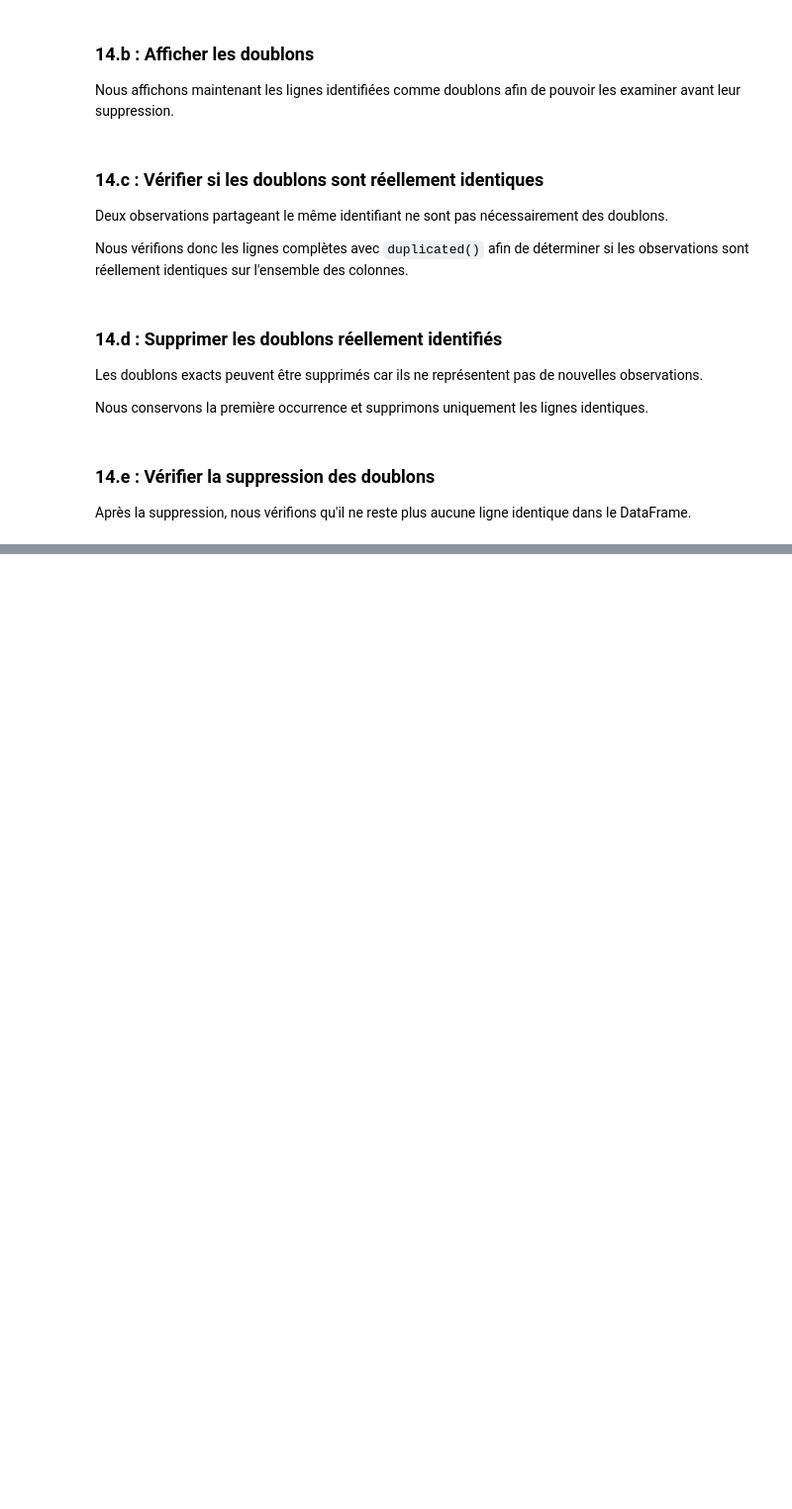
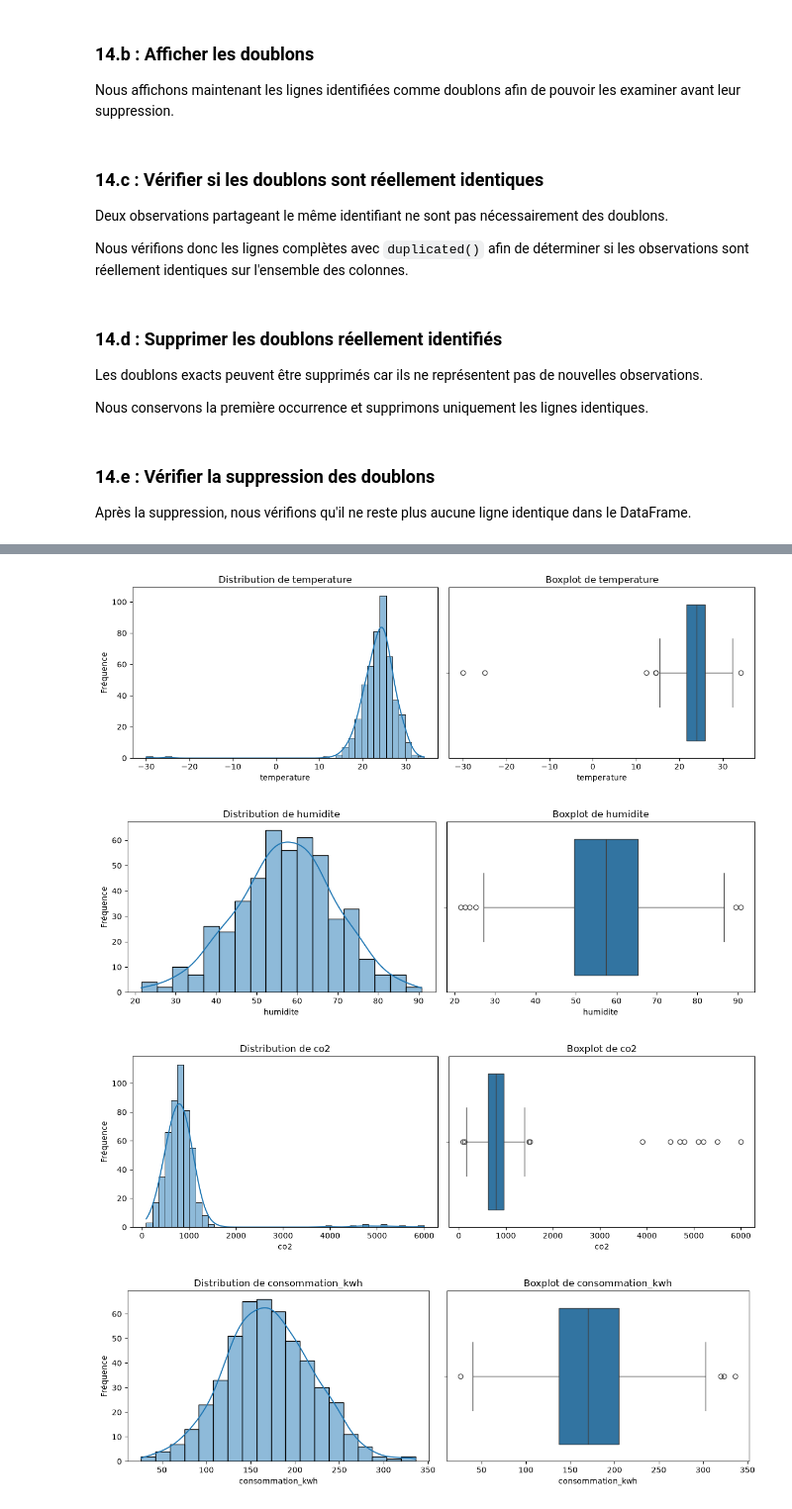
Before and after one commit to sirius-code7/atelier_prepa_donnees_tab, a Jupyter notebook: notebooks/atelier_prepa_donnees_tab.ipynb, the cells around one changed output, grey strips where cells are left out. Shown at 99% size. Saved outputs shown, nothing was run; the diff lists cells and outputs as text; code cells hidden in the pictures; blank space fills up the shorter version.

```diff
--- a/notebooks/atelier_prepa_donnees_tab.ipynb
+++ b/notebooks/atelier_prepa_donnees_tab.ipynb
@@ -495,0 +506,38 @@ print("Nombre de doublons après nettoyage :", nombre_doublons_apres)
+# %%
+variables_analyse = [
+    "temperature",
+    "humidite",
+    "co2",
+    "consommation_kwh"
+]
+
+for colonne in variables_analyse:
+    fig, axes = plt.subplots(1, 2, figsize=(12, 4))
+
+    sns.histplot(
+        data=df,
+        x=colonne,
+        kde=True,
+        ax=axes[0]
+    )
+
+    axes[0].set_title(f"Distribution de {colonne}")
+    axes[0].set_xlabel(colonne)
+    axes[0].set_ylabel("Fréquence")
+
+    sns.boxplot(
+        data=df,
+        x=colonne,
+        ax=axes[1]
+    )
+
+    axes[1].set_title(f"Boxplot de {colonne}")
+    axes[1].set_xlabel(colonne)
+
+    plt.tight_layout()
+    plt.show()
+# %% [output]
+[figure, added]
+[figure, added]
+[figure, added]
+[figure, added]
```
Also changed, not shown: parts of 1 cell of this notebook.
